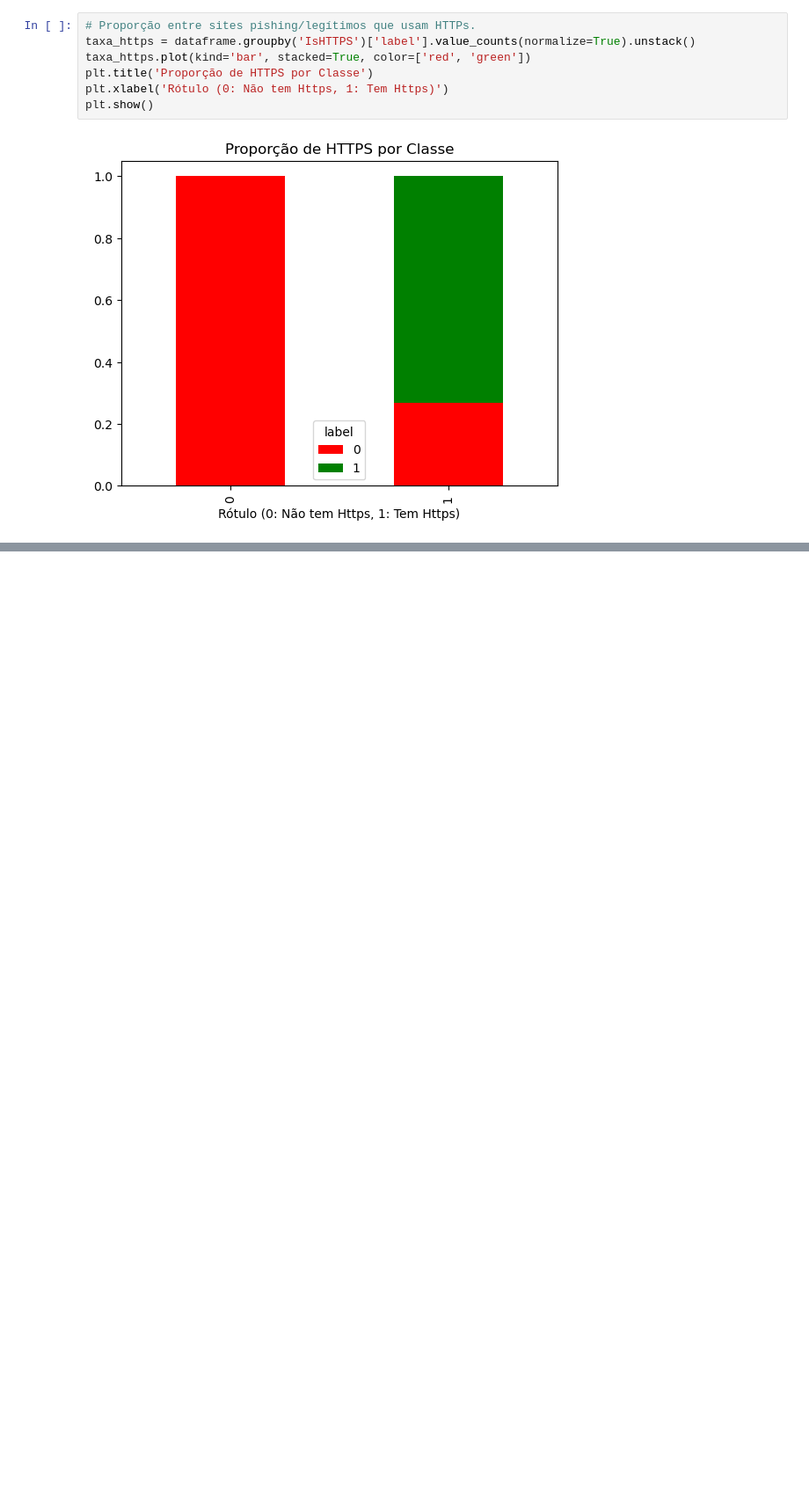
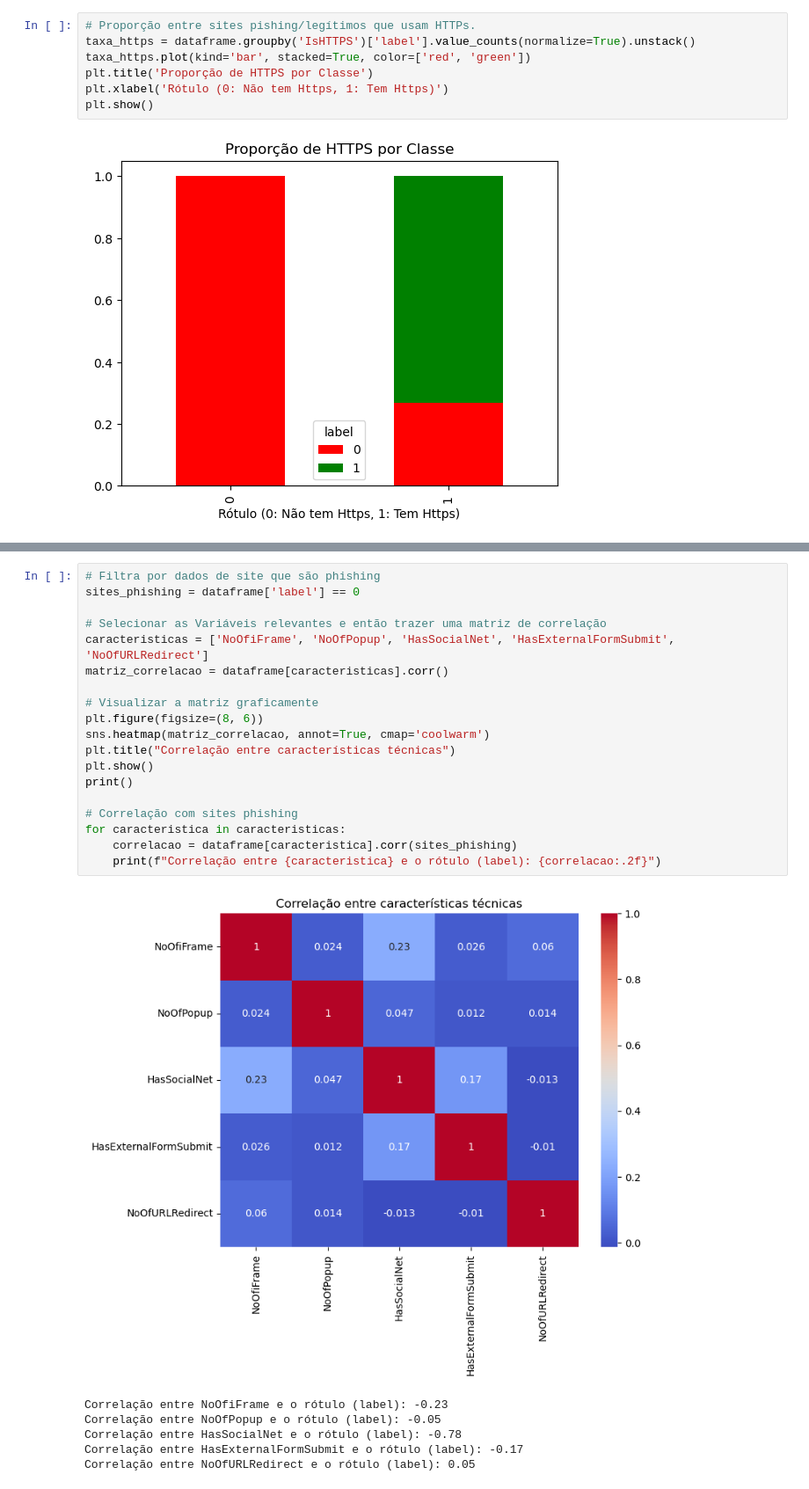
Before and after one commit to yury-miguel/Url_Sentinela, a Jupyter notebook: notebooks/analise_exploratoria.ipynb, the cells around one changed output, grey strips where cells are left out. Shown at 88% size. Cells and saved outputs as stored; diff of their text form; blank space fills up the shorter version.

```diff
--- a/notebooks/analise_exploratoria.ipynb
+++ b/notebooks/analise_exploratoria.ipynb
@@ -230,0 +258,26 @@ plt.show()
+# %%
+# Filtra por dados de site que são phishing
+sites_phishing = dataframe['label'] == 0
+
+# Selecionar as Variáveis relevantes e então trazer uma matriz de correlação
+caracteristicas = ['NoOfiFrame', 'NoOfPopup', 'HasSocialNet', 'HasExternalFormSubmit', 'NoOfURLRedirect']
+matriz_correlacao = dataframe[caracteristicas].corr()
+
+# Visualizar a matriz graficamente
+plt.figure(figsize=(8, 6))
+sns.heatmap(matriz_correlacao, annot=True, cmap='coolwarm')
+plt.title("Correlação entre características técnicas")
+plt.show()
+print()
+
+# Correlação com sites phishing
+for caracteristica in caracteristicas:
+    correlacao = dataframe[caracteristica].corr(sites_phishing)
+    print(f"Correlação entre {caracteristica} e o rótulo (label): {correlacao:.2f}")
+# %% [output]
+[figure, added]
+Correlação entre NoOfiFrame e o rótulo (label): -0.23
+Correlação entre NoOfPopup e o rótulo (label): -0.05
+Correlação entre HasSocialNet e o rótulo (label): -0.78
+Correlação entre HasExternalFormSubmit e o rótulo (label): -0.17
+Correlação entre NoOfURLRedirect e o rótulo (label): 0.05
```
Also changed, not shown: parts of 3 cells of this notebook, 1 other file.
